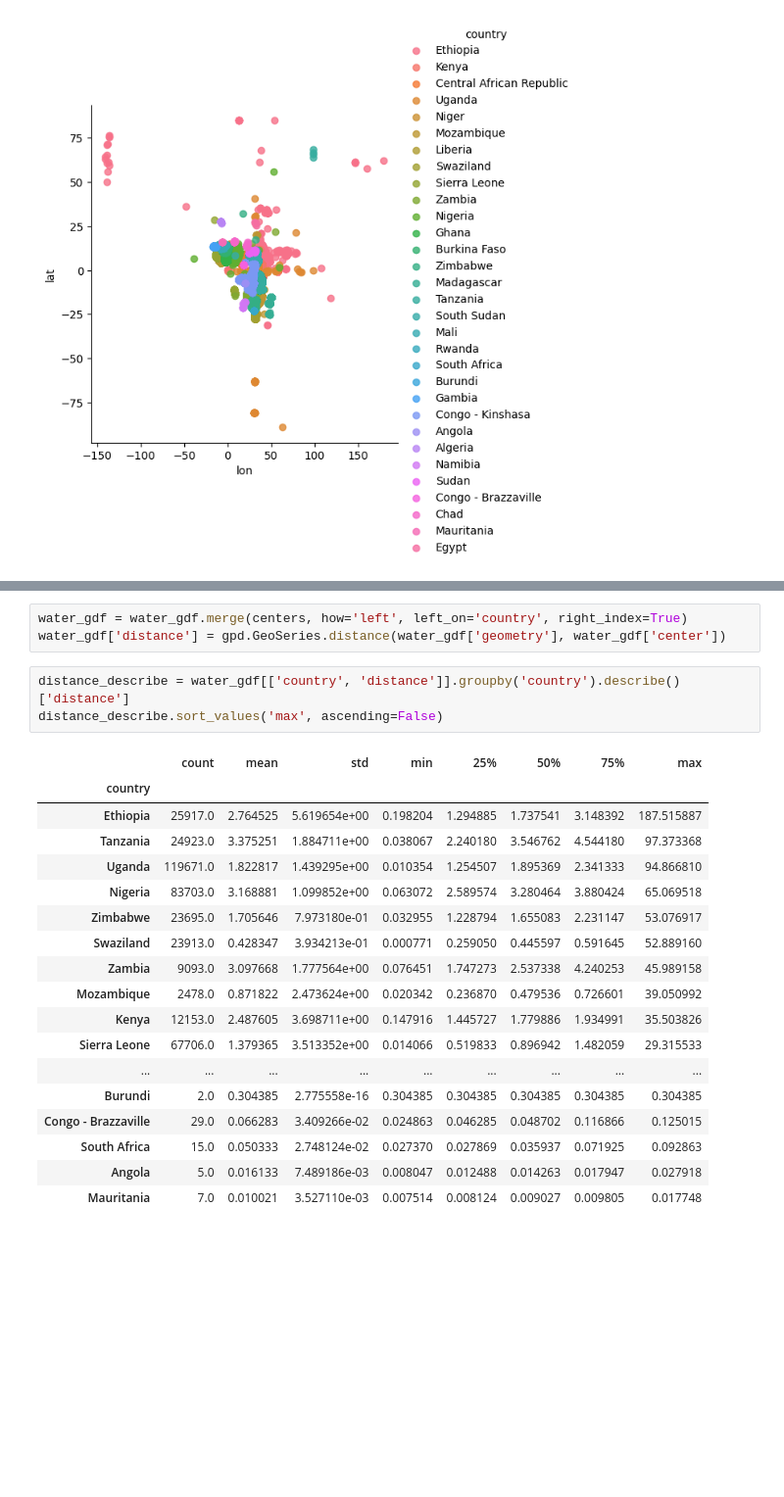
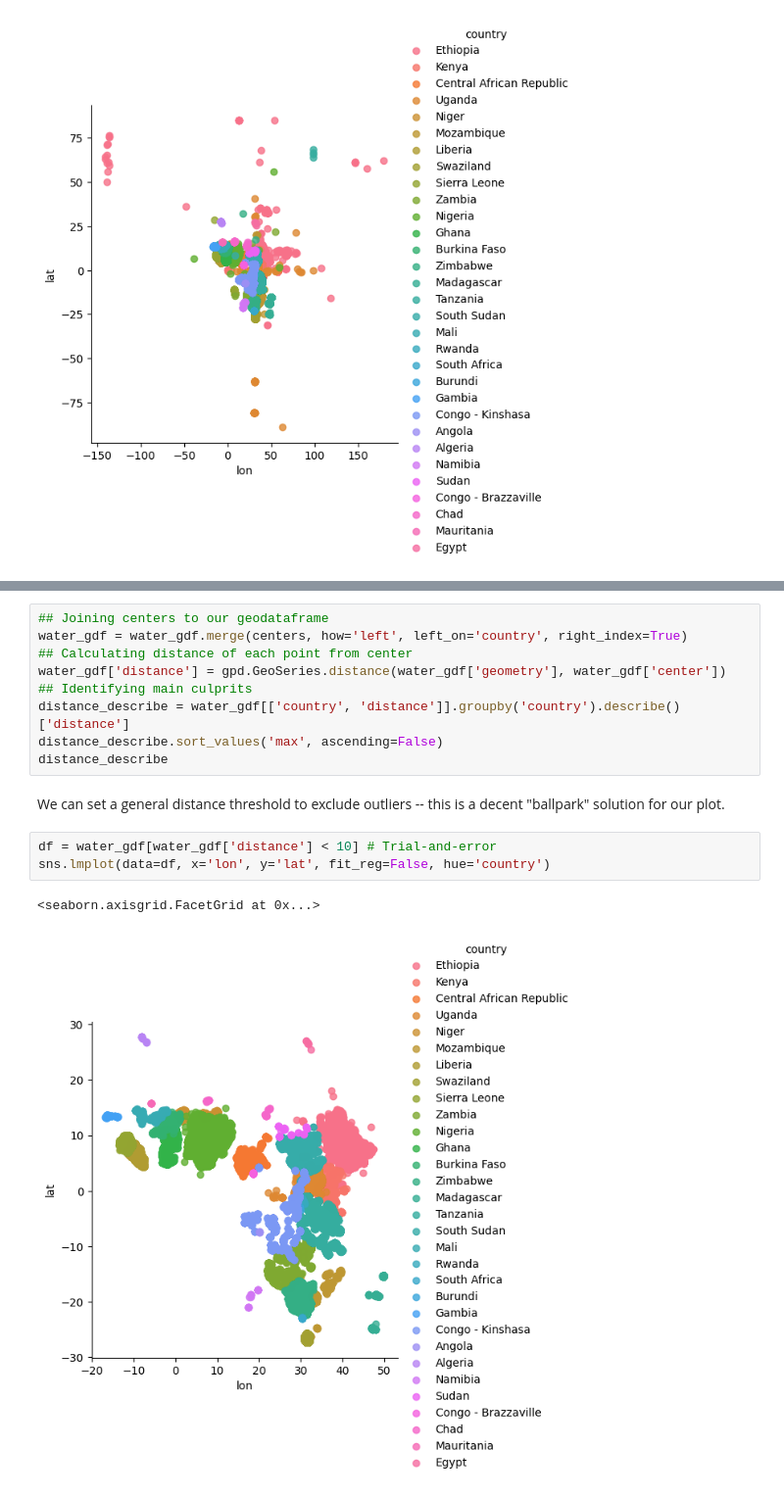
Before and after one commit to apsocarras/africa-water-access, a Jupyter notebook: final.ipynb, the cells around one changed output, grey strips where cells are left out. Shown at 98% size. Cells and saved outputs as stored; diff of their text form; blank space fills up the shorter version.

```diff
--- a/final.ipynb
+++ b/final.ipynb
@@ -126,27 +132,19 @@ centers # not true country centers, as water access points in each country are n
 | Zambia | POINT (26.95105 -14.44529) |
 | Zimbabwe | POINT (30.15088 -19.34507) |
 # %%
+## Joining centers to our geodataframe
 water_gdf = water_gdf.merge(centers, how='left', left_on='country', right_index=True)
+## Calculating distance of each point from center
 water_gdf['distance'] = gpd.GeoSeries.distance(water_gdf['geometry'], water_gdf['center'])
+## Identifying main culprits
+distance_describe = water_gdf[['country', 'distance']].groupby('country').describe()['distance']
+distance_describe.sort_values('max', ascending=False)
+distance_describe
-# %%
-distance_describe = water_gdf[['country', 'distance']].groupby('country').describe()['distance']
-distance_describe.sort_values('max', ascending=False)
-# %% [output]
-|  | count | mean | std | min | 25% | 50% | 75% | max |
-| country |  |  |  |  |  |  |  |  |
-| Ethiopia | 25917.0 | 2.764525 | 5.619654e+00 | 0.198204 | 1.294885 | 1.737541 | 3.148392 | 187.515887 |
-| Tanzania | 24923.0 | 3.375251 | 1.884711e+00 | 0.038067 | 2.240180 | 3.546762 | 4.544180 | 97.373368 |
-| Uganda | 119671.0 | 1.822817 | 1.439295e+00 | 0.010354 | 1.254507 | 1.895369 | 2.341333 | 94.866810 |
-| Nigeria | 83703.0 | 3.168881 | 1.099852e+00 | 0.063072 | 2.589574 | 3.280464 | 3.880424 | 65.069518 |
-| Zimbabwe | 23695.0 | 1.705646 | 7.973180e-01 | 0.032955 | 1.228794 | 1.655083 | 2.231147 | 53.076917 |
-| Swaziland | 23913.0 | 0.428347 | 3.934213e-01 | 0.000771 | 0.259050 | 0.445597 | 0.591645 | 52.889160 |
-| Zambia | 9093.0 | 3.097668 | 1.777564e+00 | 0.076451 | 1.747273 | 2.537338 | 4.240253 | 45.989158 |
-| Mozambique | 2478.0 | 0.871822 | 2.473624e+00 | 0.020342 | 0.236870 | 0.479536 | 0.726601 | 39.050992 |
-| Kenya | 12153.0 | 2.487605 | 3.698711e+00 | 0.147916 | 1.445727 | 1.779886 | 1.934991 | 35.503826 |
-| Sierra Leone | 67706.0 | 1.379365 | 3.513352e+00 | 0.014066 | 0.519833 | 0.896942 | 1.482059 | 29.315533 |
-| ... | ... | ... | ... | ... | ... | ... | ... | ... |
-| Burundi | 2.0 | 0.304385 | 2.775558e-16 | 0.304385 | 0.304385 | 0.304385 | 0.304385 | 0.304385 |
-| Congo - Brazzaville | 29.0 | 0.066283 | 3.409266e-02 | 0.024863 | 0.046285 | 0.048702 | 0.116866 | 0.125015 |
-| South Africa | 15.0 | 0.050333 | 2.748124e-02 | 0.027370 | 0.027869 | 0.035937 | 0.071925 | 0.092863 |
-| Angola | 5.0 | 0.016133 | 7.489186e-03 | 0.008047 | 0.012488 | 0.014263 | 0.017947 | 0.027918 |
-| Mauritania | 7.0 | 0.010021 | 3.527110e-03 | 0.007514 | 0.008124 | 0.009027 | 0.009805 | 0.017748 |
+# %% [markdown]
+We can set a general distance threshold to exclude outliers -- this is a decent "ballpark" solution for our plot.
+# %%
+df = water_gdf[water_gdf['distance'] < 10] # Trial-and-error
+sns.lmplot(data=df, x='lon', y='lat', fit_reg=False, hue='country')
+# %% [output]
+<seaborn.axisgrid.FacetGrid at 0x...>
+[figure, added]
```
Also changed, not shown: parts of 13 cells of this notebook.
